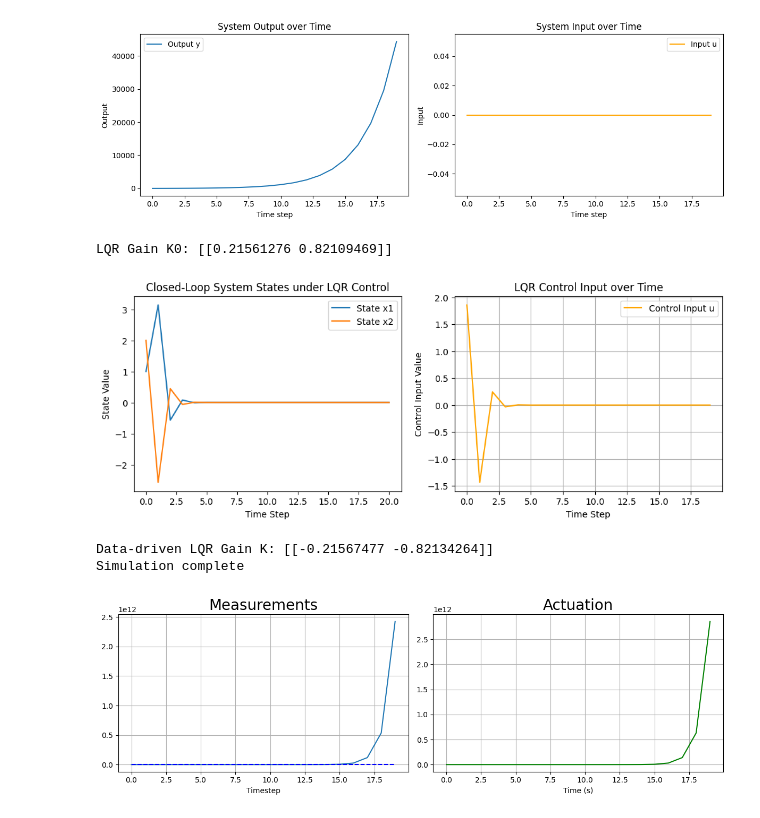
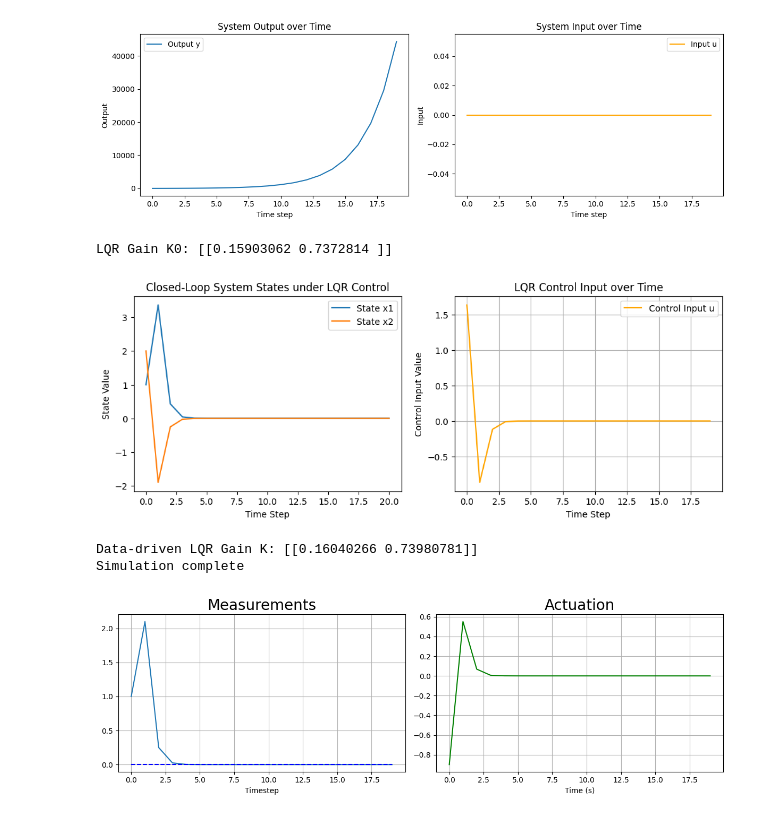
Before and after one commit to PeilinZhang/4YP, a Jupyter notebook: practice.ipynb, the cells around one changed output. Drawn from its saved outputs; the diff is of its cells as text; code cells hidden in the pictures.

```diff
--- a/practice.ipynb
+++ b/practice.ipynb
@@ -98,7 +98,7 @@ print(g)
 # %%
 #LQR control
 Q = np.eye(2)
-Q[1,1] = 0 #get rid of x2 penalty
+# Q[1,1] = 0 #get rid of x2 penalty
 R = np.eye(1)*0.1
 
 # def lqr(x, xf, Q, R, A, B, N):
@@ -158,8 +158,8 @@ plt.legend()
 plt.grid()
 plt.show()
 # %% [output]
-LQR Gain K0: [[0.21561276 0.82109469]]
+LQR Gain K0: [[0.15903062 0.7372814 ]]
-[figure, old version]
+[figure, new version]
 # %%
 # DeePC
 
@@ -319,7 +319,7 @@ X0 = x_data[0:T_d, :].T # shape (n, T)  == X_{0,T}
 X1 = x_data[1:T_d+1, :].T # shape (n, T)  == X_{1,T}
 
 Qx = np.eye(n)
-Qx[1,1] = 0 #get rid of x2 penalty
+# Qx[1,1] = 0 #get rid of x2 penalty
 R = np.eye(m)*0.1
 
 class DataLQRcontrollerClass:
@@ -370,7 +370,7 @@ class DataLQRcontrollerClass:
             raise RuntimeError(f"SDP solve failed: {prob.status}")
 
         X0Q_val = (self.X0 @ Q).value          # (n×n)
-        K = (self.U0 @ Q.value) @ np.linalg.inv(X0Q_val)  # (m×n)
+        K = -(self.U0 @ Q.value) @ np.linalg.inv(X0Q_val)  # (m×n)
         return K
 
 DataLQRcontroller = DataLQRcontrollerClass(U0, X0, X1, Qx, R)
@@ -401,32 +401,32 @@ for i in range(T_sim):
       x_sim[i+1] = A@x_sim[i] + B@u_sim[i]
       y_sim[i] = C@x_sim[i]
 
       # Update u_past_sim and y_past_sim
 
       u_past_sim = np.append(u_past_sim[1:], u_sim[i])
       y_past_sim = np.append(y_past_sim[1:], y_sim[i])
 
 print('Simulation complete')
 
 ## Plot results
 plt.figure(figsize=(12,4))
 plt.subplot(1,2,1)
 plt.plot(range(0,T_sim), y_sim)
 plt.plot(range(0,T_sim), y_reference_sim, 'b--')
 plt.xlabel('Timestep')
 plt.title("Measurements", fontdict={'fontsize':20})
 plt.grid('on')
 plt.tight_layout()
 
 plt.subplot(1,2,2)
 plt.plot(range(0,T_sim), u_sim, 'g')
 plt.xlabel('Time (s)')
 plt.title("Actuation", fontdict={'fontsize':20})
 plt.grid('on')
 plt.tight_layout()
 
 plt.show()
 # %% [output]
-Data-driven LQR Gain K: [[-0.21567477 -0.82134264]]
+Data-driven LQR Gain K: [[0.16040266 0.73980781]]
 Simulation complete
-[figure, old version]
+[figure, new version]
```
